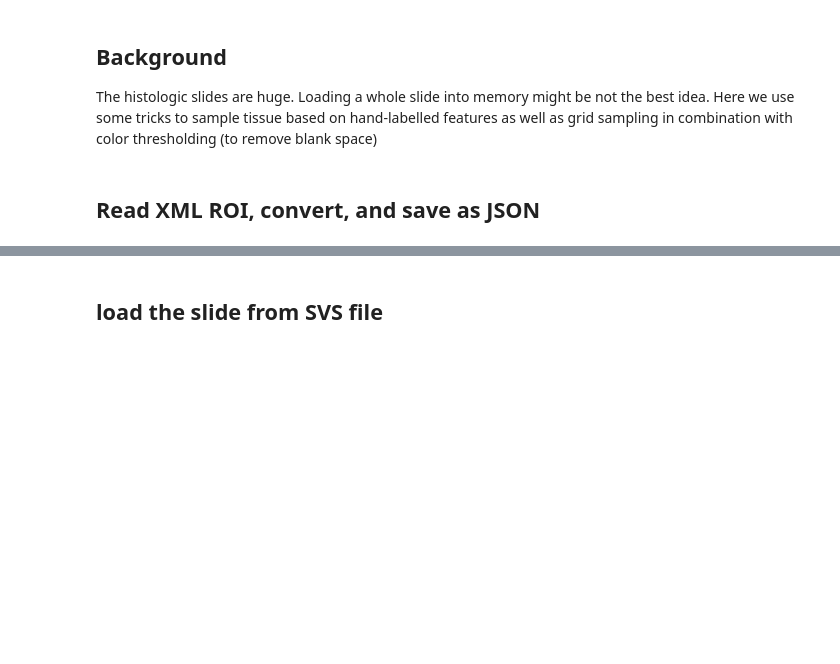
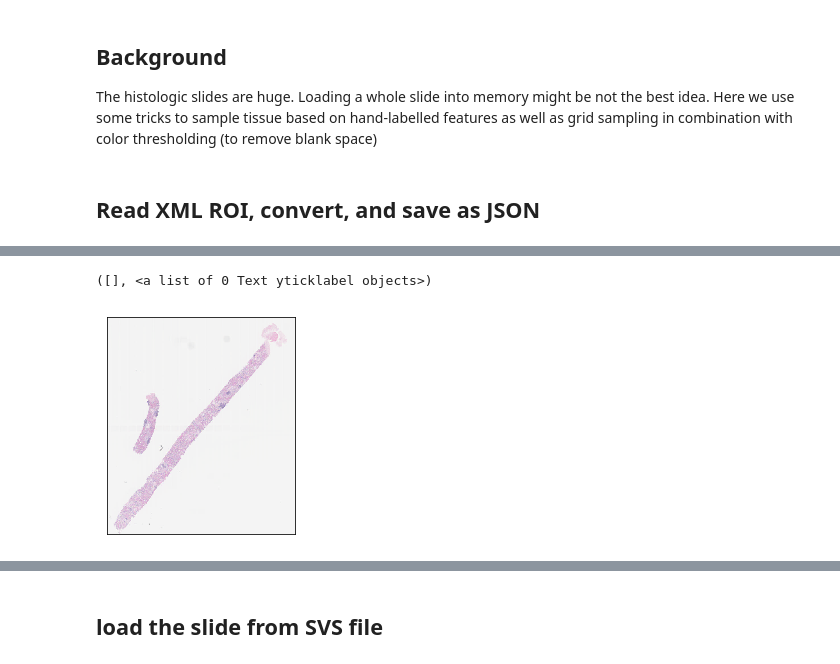
Before and after one commit to DSLituiev/slideslicer, a Jupyter notebook: notebooks/sample_patches_from_slide.ipynb, the cells around one changed output, grey strips where cells are left out. Drawn from its saved outputs; the diff is of its cells as text; code cells hidden in the pictures; blank space fills up the shorter version.

```diff
--- a/notebooks/sample_patches_from_slide.ipynb
+++ b/notebooks/sample_patches_from_slide.ipynb
@@ -50,0 +55,2 @@ with open(fnjson,'r') as fh:
+# %%
+rreader = RoiReader(fnxml, threshold_tissue=True, save=True)
@@ -50,0 +66,7 @@ with open(fnjson,'r') as fh:
+# %%
+plt.imshow(rreader.load_thumbnail())
+plt.xticks([])
+plt.yticks([])
+# %% [output]
+([], <a list of 0 Text yticklabel objects>)
+[figure, added]
```
Also changed, not shown: parts of 45 cells of this notebook, 5 other files.
